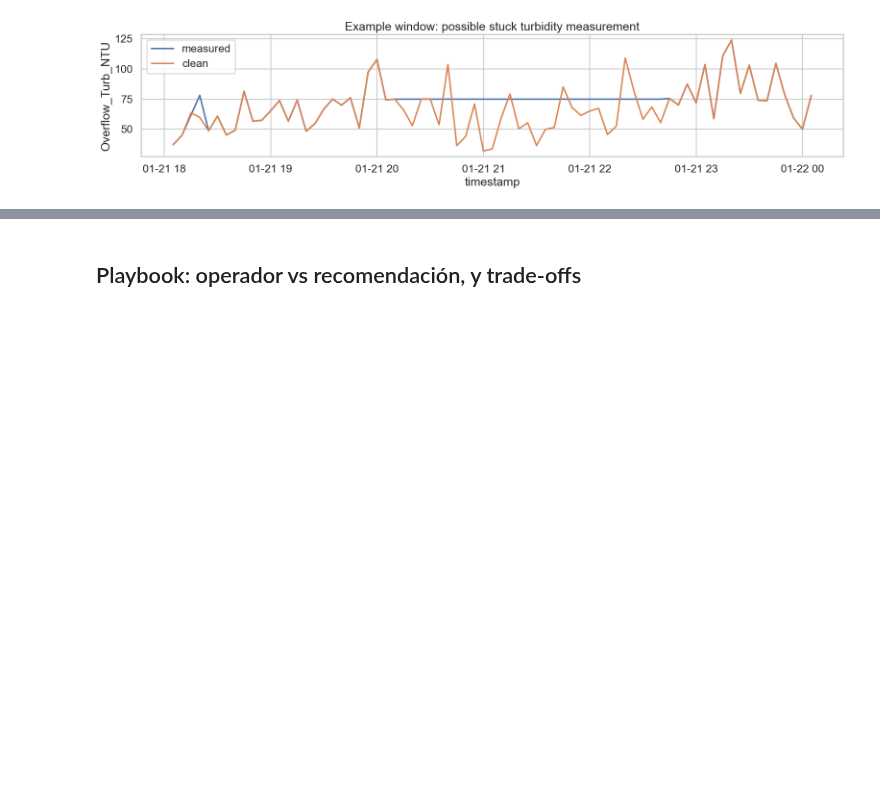
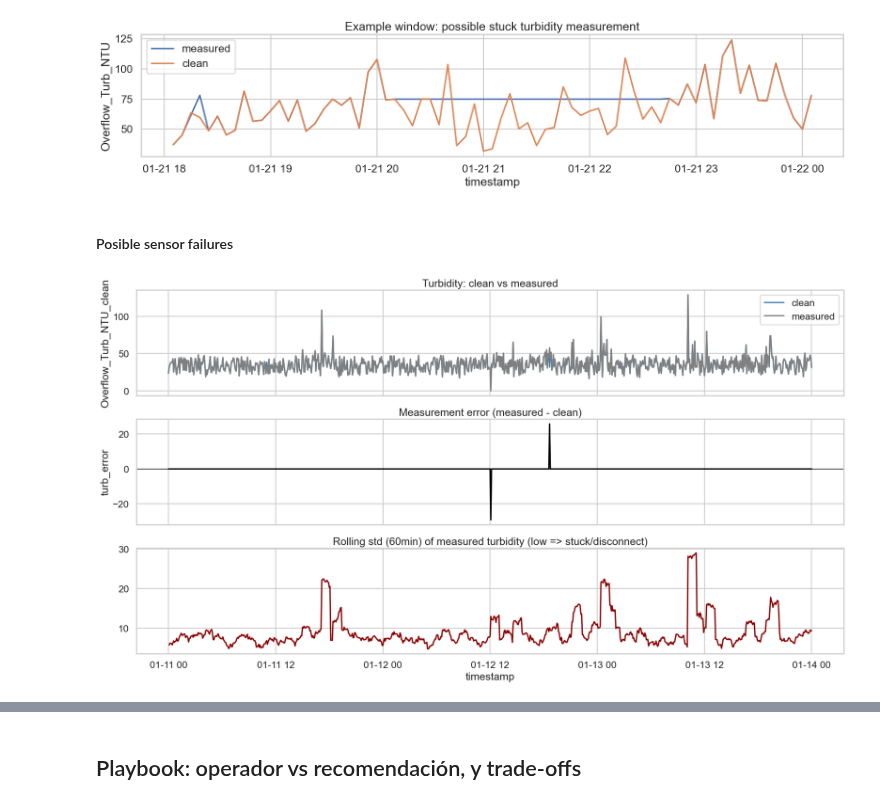
Before and after one commit to MatiasValenzuelaMunoz/Thickener-Water-Recovery-Sentinel-TWS, a Jupyter notebook: notebooks/01_eda.ipynb, the cells around one changed output, grey strips where cells are left out. Drawn from its saved outputs; the diff is of its cells as text; code cells hidden in the pictures; blank space fills up the shorter version.

```diff
--- a/notebooks/01_eda.ipynb
+++ b/notebooks/01_eda.ipynb
@@ -263,3 +326,32 @@ timestamp
 2026-01-21 21:50:00    0.0
 Name: Overflow_Turb_NTU, dtype: float64
 [figure]
+# %% [markdown]
+#### Posible sensor failures
+# %%
+dft = df.set_index("timestamp").sort_index().copy()
+dft["turb_error"] = dft["Overflow_Turb_NTU"] - dft["Overflow_Turb_NTU_clean"]
+
+# Ventana: usa la misma que ya ploteaste o elige una con fallas
+start = dft.index.min() + pd.Timedelta(days=10)
+end = start + pd.Timedelta(days=3)
+w = dft.loc[start:end].copy()
+
+fig, ax = plt.subplots(3, 1, figsize=(18, 10), sharex=True)
+sns.lineplot(w, x=w.index, y="Overflow_Turb_NTU_clean", ax=ax[0], label="clean", color="steelblue")
+sns.lineplot(w, x=w.index, y="Overflow_Turb_NTU", ax=ax[0], label="measured", color="gray")
+ax[0].set_title("Turbidity: clean vs measured")
+
+sns.lineplot(w, x=w.index, y="turb_error", ax=ax[1], color="black")
+ax[1].axhline(0, color="black", lw=1)
+ax[1].set_title("Measurement error (measured - clean)")
+
+# Stuck proxy: rolling std muy bajo
+roll_std = w["Overflow_Turb_NTU"].rolling("60min").std()
+sns.lineplot(x=roll_std.index, y=roll_std.values, ax=ax[2], color="darkred")
+ax[2].set_title("Rolling std (60min) of measured turbidity (low => stuck/disconnect)")
+
+plt.tight_layout()
+plt.show()
+# %% [output]
+[figure, added]
```
Also changed, not shown: parts of 8 cells of this notebook, 2 other files.
